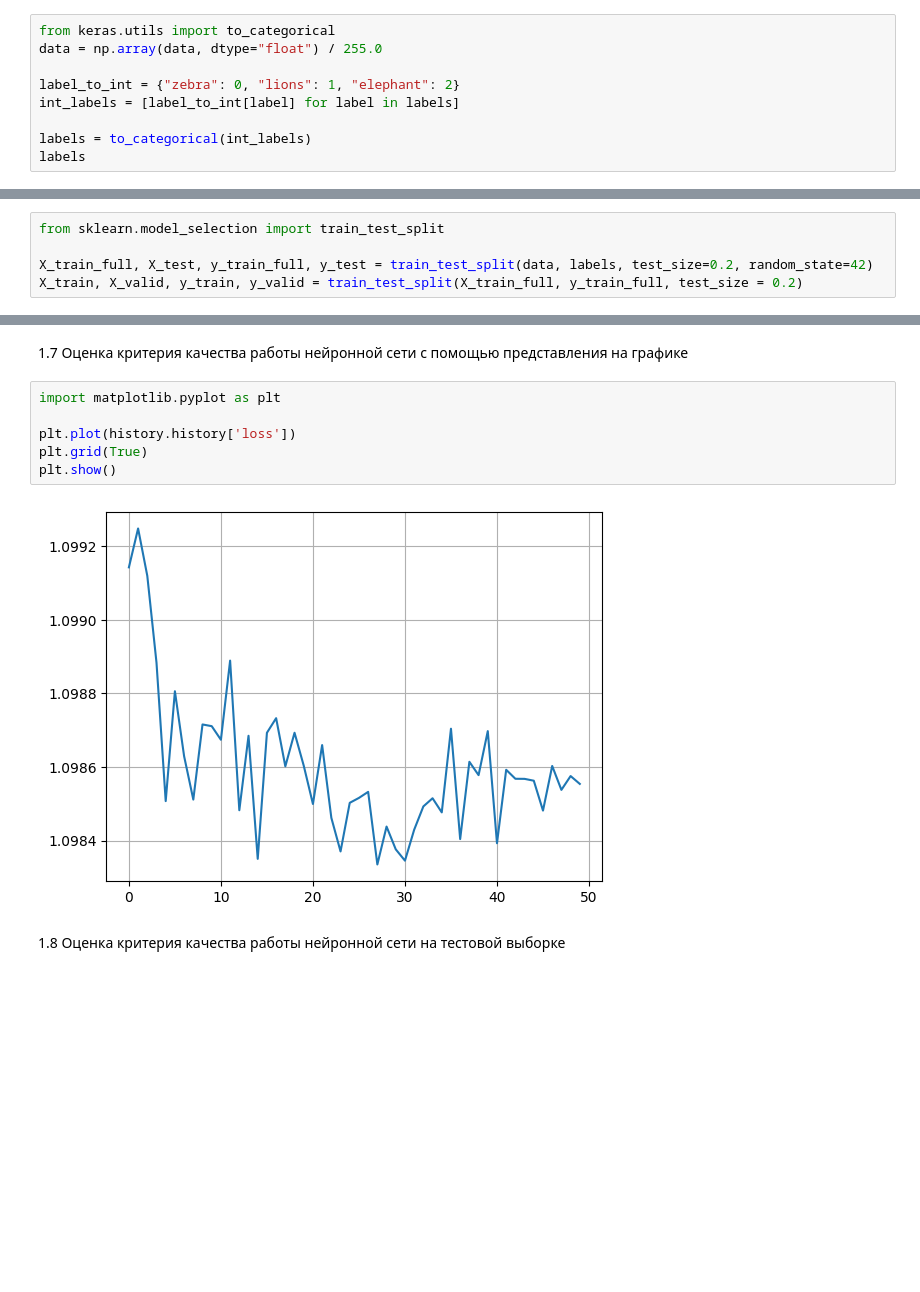
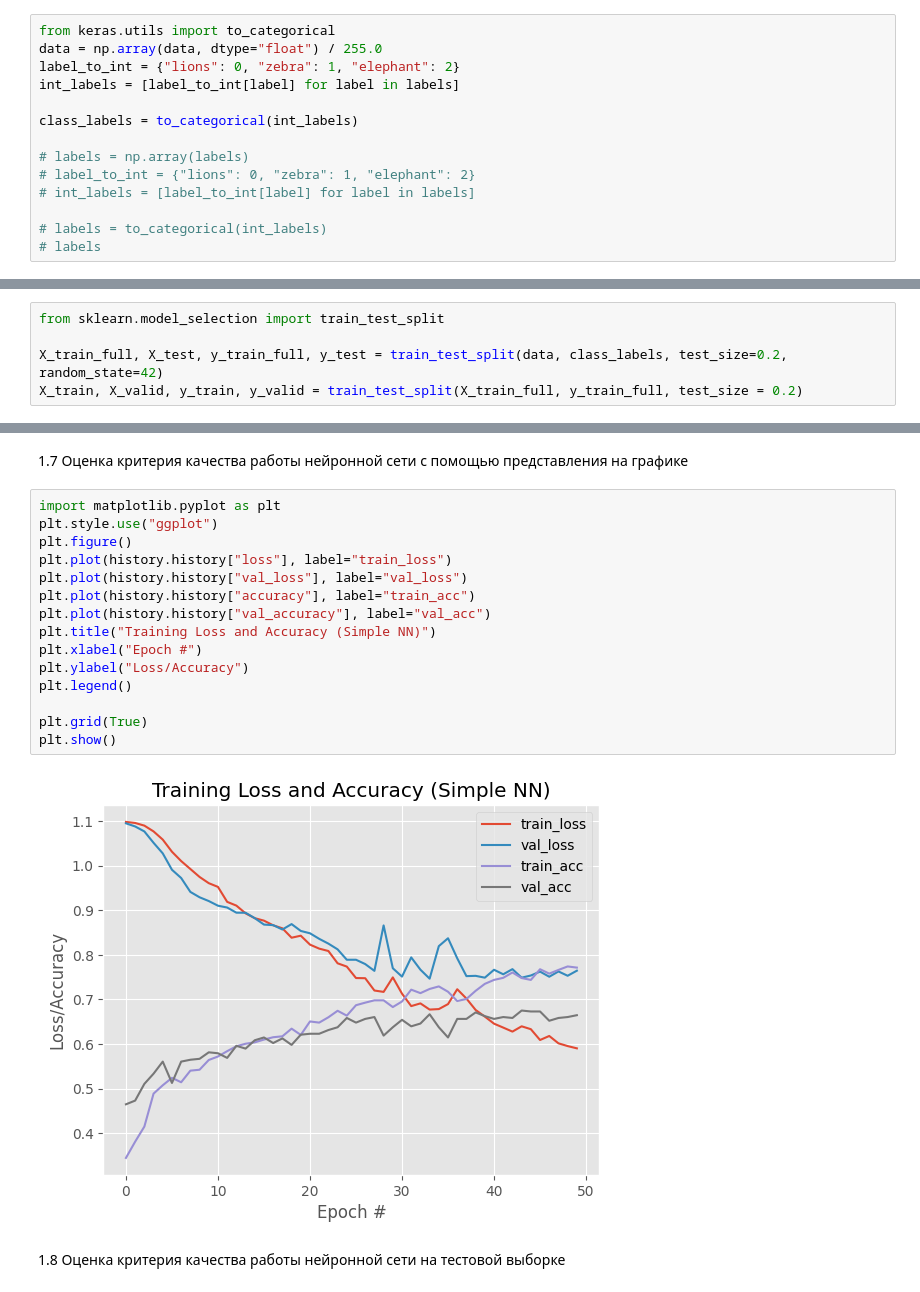
Before and after one commit to ProkhorKondratev/KondratevPV_Neural, a Jupyter notebook: Практическая работа №2. Задание 2.ipynb, the cells around one changed output, grey strips where cells are left out. Drawn from its saved outputs; the diff is of its cells as text; blank space fills up the shorter version.

```diff
--- a/Практическая работа №2. Задание 2.ipynb
+++ b/Практическая работа №2. Задание 2.ipynb
@@ -36,10 +36,15 @@ print(f'Загружено {len(data)} изображений и {len(labels)}
 # %%
 from keras.utils import to_categorical
 data = np.array(data, dtype="float") / 255.0
-
-label_to_int = {"zebra": 0, "lions": 1, "elephant": 2}
+label_to_int = {"lions": 0, "zebra": 1, "elephant": 2}
 int_labels = [label_to_int[label] for label in labels]
 
-labels = to_categorical(int_labels)
-labels
+class_labels = to_categorical(int_labels)
+
+# labels = np.array(labels)
+# label_to_int = {"lions": 0, "zebra": 1, "elephant": 2}
+# int_labels = [label_to_int[label] for label in labels]
+
+# labels = to_categorical(int_labels)
+# labels
 # %% [output]
@@ -55,7 +55,7 @@ array([[1., 0., 0.],
 # %%
 from sklearn.model_selection import train_test_split
 
-X_train_full, X_test, y_train_full, y_test = train_test_split(data, labels, test_size=0.2, random_state=42)
+X_train_full, X_test, y_train_full, y_test = train_test_split(data, class_labels, test_size=0.2, random_state=42)
 X_train, X_valid, y_train, y_valid = train_test_split(X_train_full, y_train_full, test_size = 0.2)
 # %% [markdown]
 1.4 Создание архитектуры нейронной сети
@@ -105,13 +123,22 @@ history = model.fit(X_train, y_train, epochs=50, batch_size=1000, validation_dat
 # %% [markdown]
 1.7 Оценка критерия качества работы нейронной сети с помощью представления на графике
-# %%
-import matplotlib.pyplot as plt
-
-plt.plot(history.history['loss'])
-plt.grid(True)
-plt.show()
-# %% [output]
-[figure, removed]
+# %%
+import matplotlib.pyplot as plt
+plt.style.use("ggplot")
+plt.figure()
+plt.plot(history.history["loss"], label="train_loss")
+plt.plot(history.history["val_loss"], label="val_loss")
+plt.plot(history.history["accuracy"], label="train_acc")
+plt.plot(history.history["val_accuracy"], label="val_acc")
+plt.title("Training Loss and Accuracy (Simple NN)")
+plt.xlabel("Epoch #")
+plt.ylabel("Loss/Accuracy")
+plt.legend()
+
+plt.grid(True)
+plt.show()
+# %% [output]
+[figure, added]
 # %% [markdown]
 1.8 Оценка критерия качества работы нейронной сети на тестовой выборке
 # %%
```
Also changed, not shown: parts of 12 cells of this notebook.
